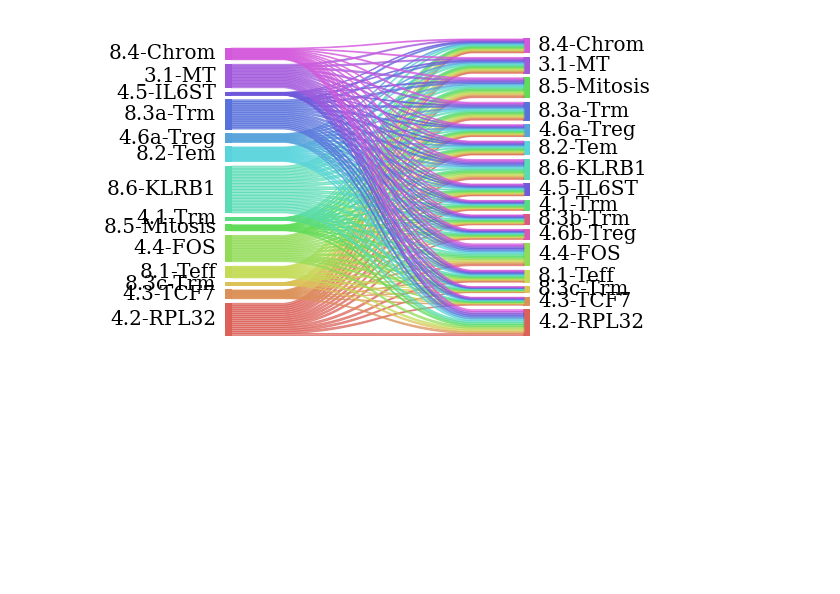
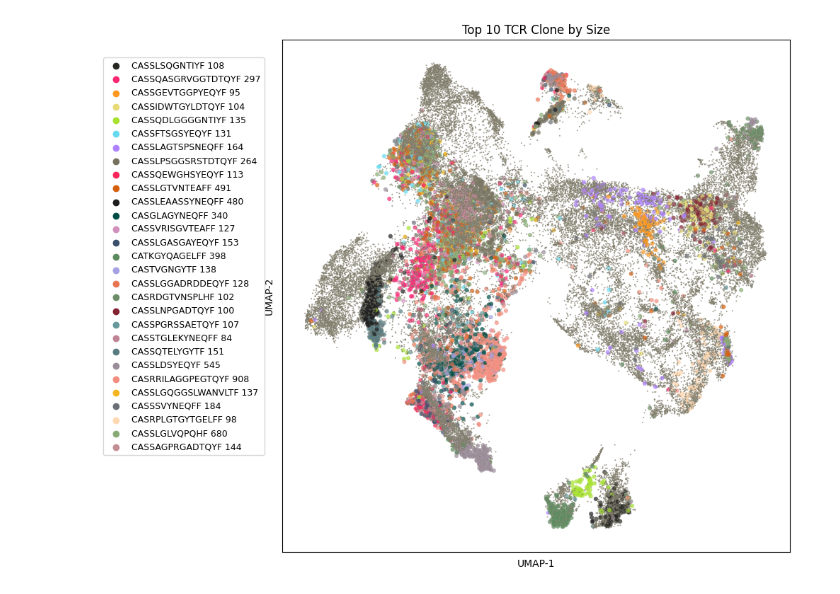
Before and after one commit to nceglia/tcri, a Jupyter notebook: example/example.ipynb, the cells around one changed output. Drawn from its saved outputs; the diff is of its cells as text; code cells hidden in the pictures; blank space fills up the shorter version.

```diff
--- a/example/example.ipynb
+++ b/example/example.ipynb
@@ -164,4 +0,0 @@ tcri.metrics.phenotypic_flux(adata,from_this="NAT",to_that="Tumor",min_clone_siz
-# %%
-tcri.pl.phenotypic_flux(adata,from_this="NAT",to_that="Tumor",min_clone_size=100)
-# %% [output]
-[figure, removed]
@@ -167,0 +10,26 @@ tcri.pl.phenotypic_flux(adata,from_this="NAT",to_that="Tumor",min_clone_size=100
+# %%
+adata = sc.read("/Users/ceglian/Analysis/yost/yost_v2.h5ad")
+ct = []
+for x in adata.obs["response"]:
+    if "yes" in x.lower():
+        ct.append("R")
+    else:
+        ct.append("NR")
+adata.obs["response"] = ct
+
+#adata = adata[adata.obs["disease"] == "scc"]
+
+ct = []
+for x in adata.obs["cluster"]:
+    if "CD8" not in x:
+        x = "CD4_{}".format(x)
+    if "naive" in x.lower():
+        x = "Naive"
+    ct.append(x)
+adata.obs["phenotype"] = ct
+# %%
+tcri.pp.add_tcr_key(adata,"trb")
+# %%
+tcri.pl.tcr_umap(adata,top_n=30,size=20)
+# %% [output]
+[figure, added]
```
Also changed, not shown: parts of 43 cells of this notebook, 12 other files.
